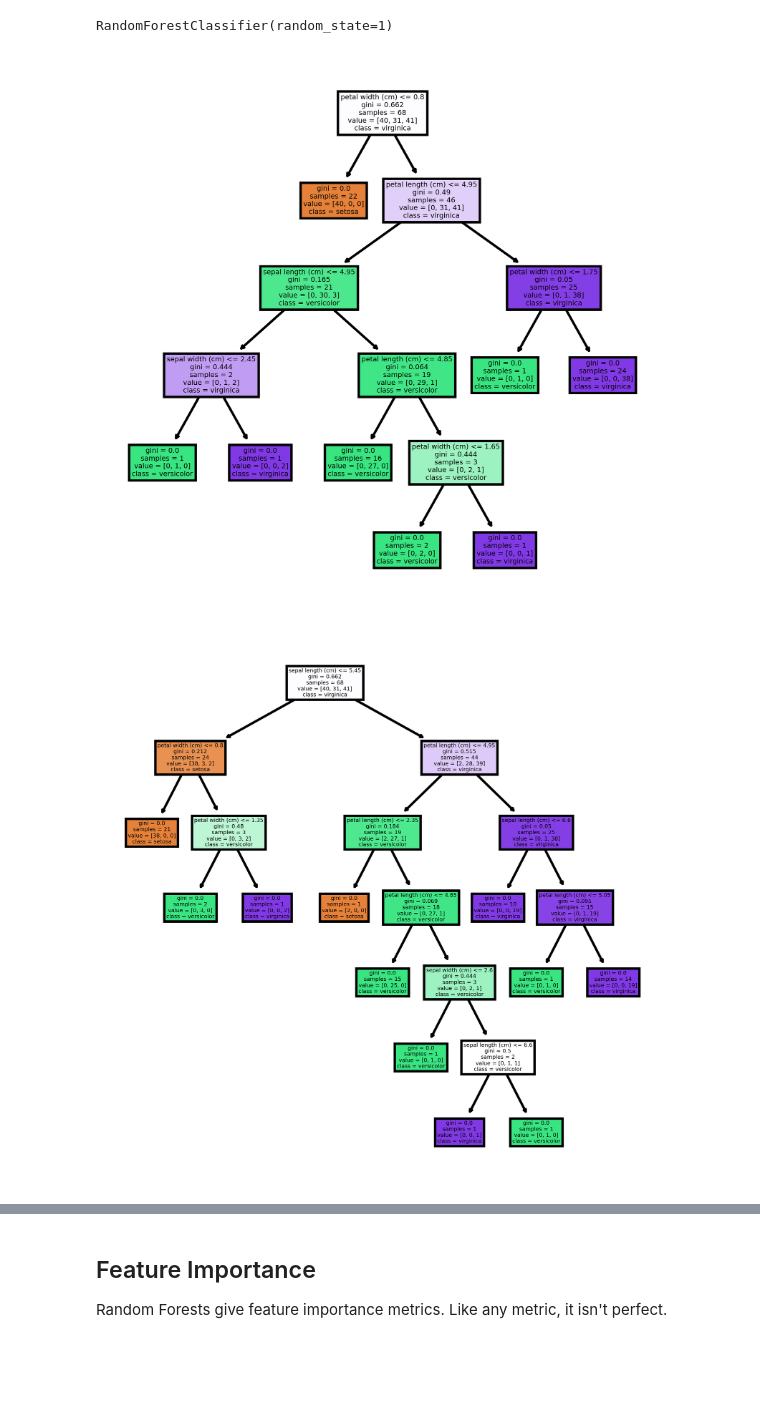
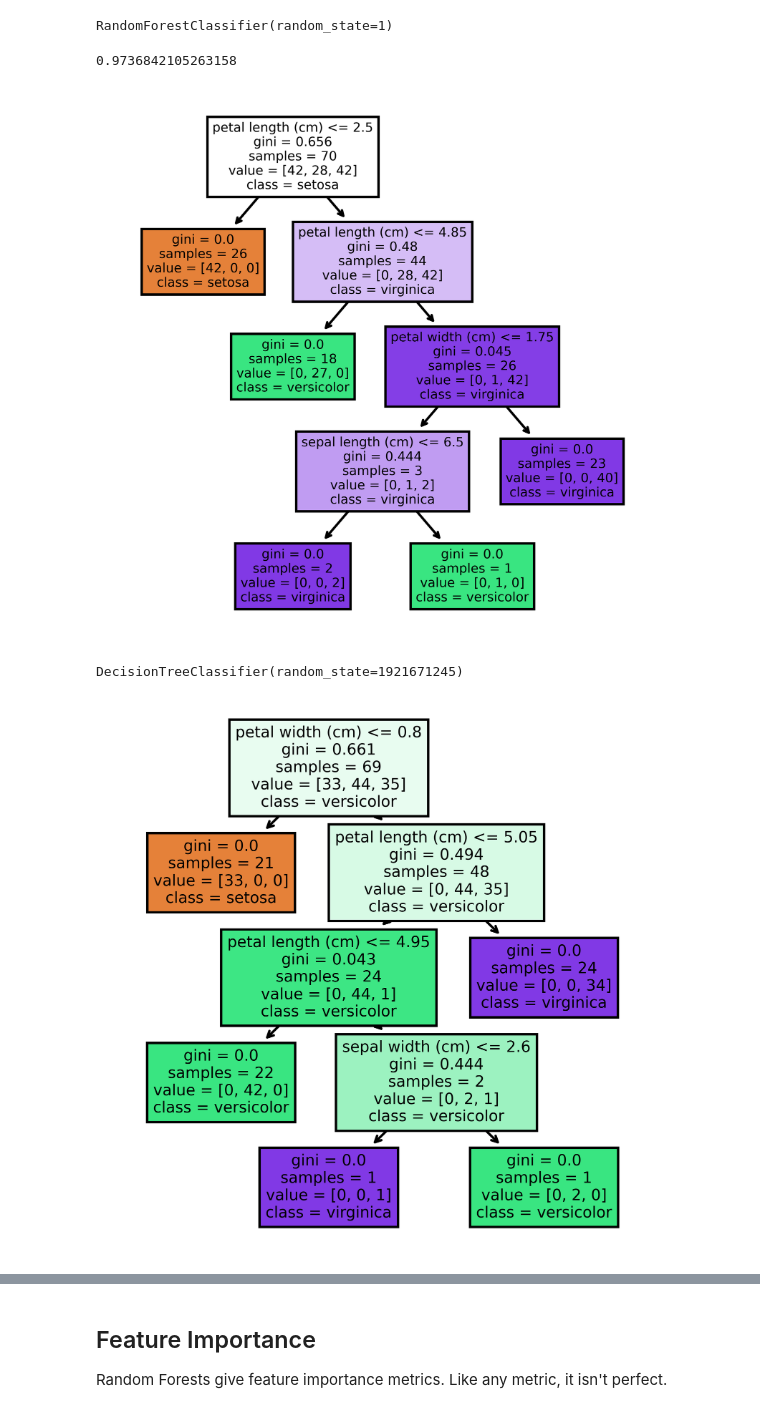
Before and after one commit to svkarthik86/Meachine_Learning, a Jupyter notebook: 02_10_Random_Forests.ipynb, the cells around one changed output, grey strips where cells are left out. Cells and saved outputs as stored; diff of their text form; code cells hidden in the pictures; blank space fills up the shorter version.

```diff
--- a/02_10_Random_Forests.ipynb
+++ b/02_10_Random_Forests.ipynb
@@ -145,21 +175,28 @@ rfc = RandomForestClassifier(n_estimators=100, random_state = 1)
 rfc.fit(X_train, y_train)
 # %% [output]
 RandomForestClassifier(random_state=1)
+# %%
+rfc.score(X_test,y_test)
+# %% [output]
+0.9736842105263158
 # %%
 # Get the first decision tree for bagged tree model
 fig, axes = plt.subplots(nrows = 1,ncols = 1,figsize = (4,4), dpi=800)
-tree.plot_tree(btc.estimators_[99],
+tree.plot_tree(btc.estimators_[9],
                feature_names = data.feature_names,
-               class_names=data.target_names,
-               filled = True);
+               class_names=data.target_names,filled = True);
 # %% [output]
-[figure, old version]
+[figure, new version]
+# %%
+btc.estimators_[9]
+# %% [output]
+DecisionTreeClassifier(random_state=1921671245)
 # %%
 # Get the first decision tree for a random forest model
 fig, axes = plt.subplots(nrows = 1,ncols = 1,figsize = (4,4), dpi=800)
-tree.plot_tree(rfc.estimators_[99],
+tree.plot_tree(rfc.estimators_[56],
                feature_names = data.feature_names,
                class_names=data.target_names,
                filled = True);
 # %% [output]
-[figure, old version]
+[figure, new version]
```
Also changed, not shown: parts of 10 cells of this notebook, 12 other files.
